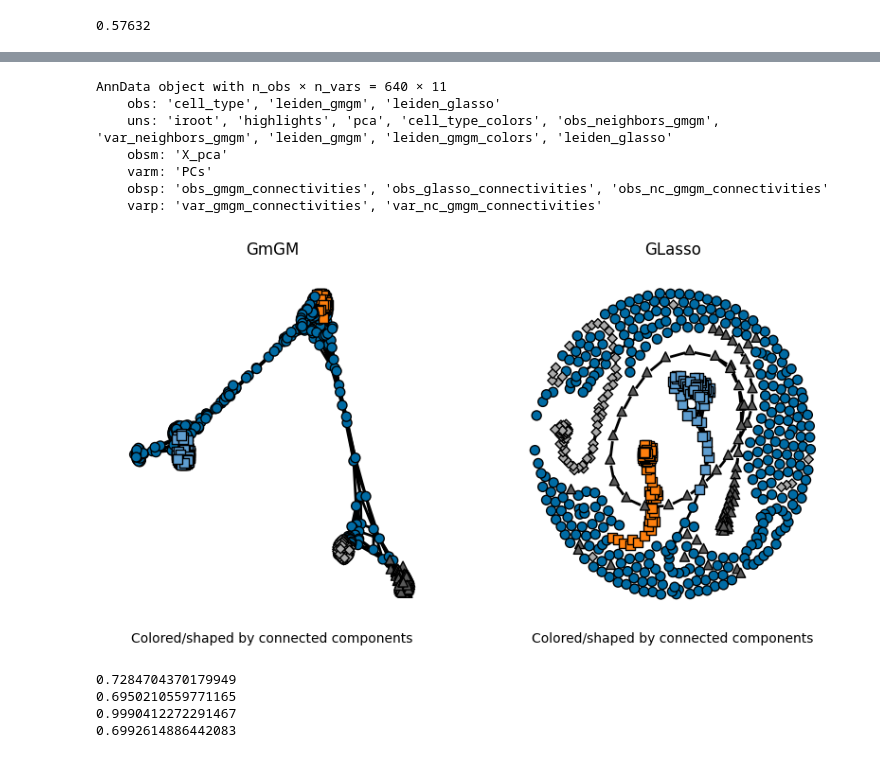
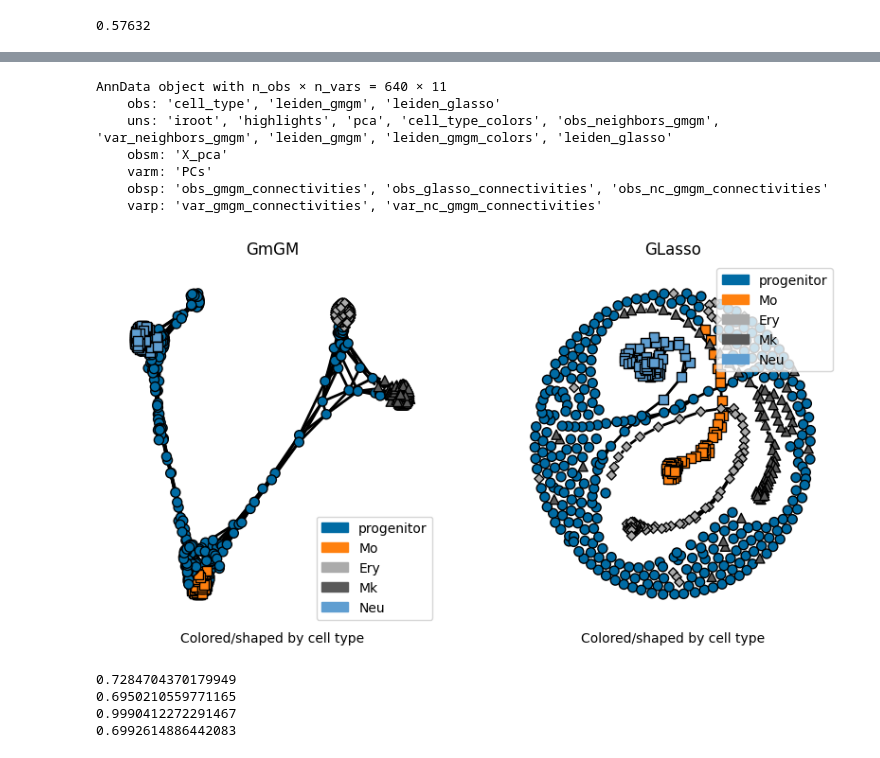
Before and after one commit to BaileyAndrew/ellis-summerschool, a Jupyter notebook: notebooks/graphical-models.ipynb, the cells around one changed output, grey strips where cells are left out. Drawn from its saved outputs; the diff is of its cells as text; code cells hidden in the pictures.

```diff
--- a/notebooks/graphical-models.ipynb
+++ b/notebooks/graphical-models.ipynb
@@ -565,8 +583,10 @@ def plot_cells(
    layout: Optional[str] = None,
    graph_type ='var_nc_gmgm_connectivities',
    fig = None,
-   ax = None
+   ax = None,
+   legend_loc = 'upper right'
 ) -> tuple[plt.Figure, plt.Axes]:
+    random.seed(1)
     if graph_type in adata.obsp:
         graph = adata.obsp[graph_type]
         try:
@@ -620,35 +640,43 @@ def plot_cells(
     ax.set_facecolor("white")
     ax.set_title(name)
     ax.set_xlabel("Colored/shaped by cell type")
+
+    patches = [
+        mpatches.Patch(color=color, label=label)
+        for color, label
+        in zip(adata.uns['cell_type_colors'], cell_types.unique())
+    ]
+    ax.legend(handles=patches, loc=legend_loc)
     return fig, ax
 # %%
 fig, (ax1, ax2) = plt.subplots(figsize=(10, 5), ncols=2)
 plot_cells(
    "GmGM",
    krum_data,
    layout='fr',
    graph_type='obs_gmgm_connectivities',
    fig=fig,
-   ax=ax1
+   ax=ax1,
+   legend_loc='lower right'
 )
 plot_cells(
    "GLasso",
    krum_data,
    layout='fr',
    graph_type='obs_glasso_connectivities',
    fig=fig,
    ax=ax2
 )
 krum_data
 # %% [output]
 AnnData object with n_obs × n_vars = 640 × 11
     obs: 'cell_type', 'leiden_gmgm', 'leiden_glasso'
     uns: 'iroot', 'highlights', 'pca', 'cell_type_colors', 'obs_neighbors_gmgm', 'var_neighbors_gmgm', 'leiden_gmgm', 'leiden_gmgm_colors', 'leiden_glasso'
     obsm: 'X_pca'
     varm: 'PCs'
     obsp: 'obs_gmgm_connectivities', 'obs_glasso_connectivities', 'obs_nc_gmgm_connectivities'
     varp: 'var_gmgm_connectivities', 'var_nc_gmgm_connectivities'
-[figure, old version]
+[figure, new version]
 # %%
 # Iterate through every pair (i, j) such that (i < j)
 good_edges = 0
```
Also changed, not shown: parts of 29 cells of this notebook.
